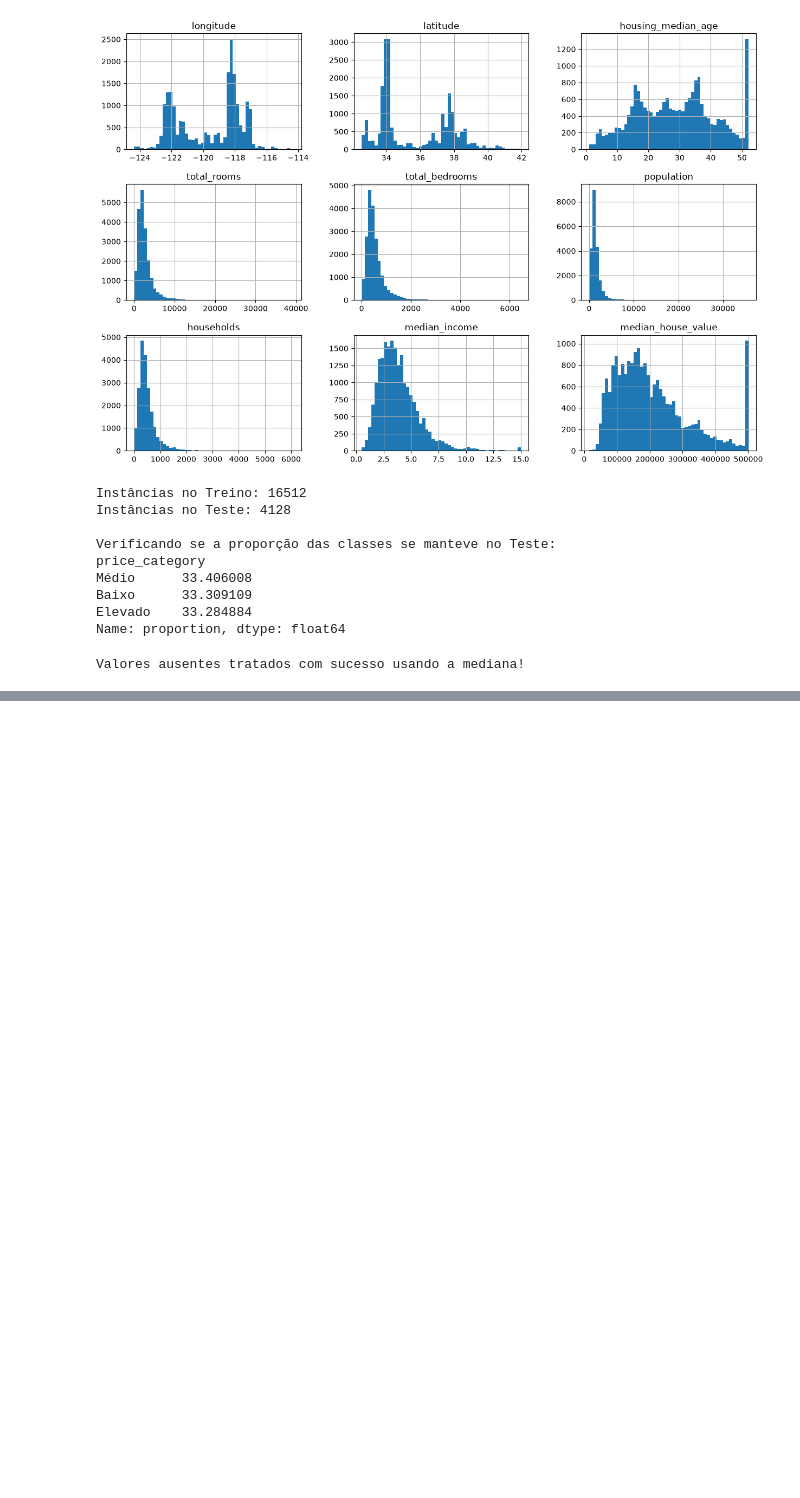
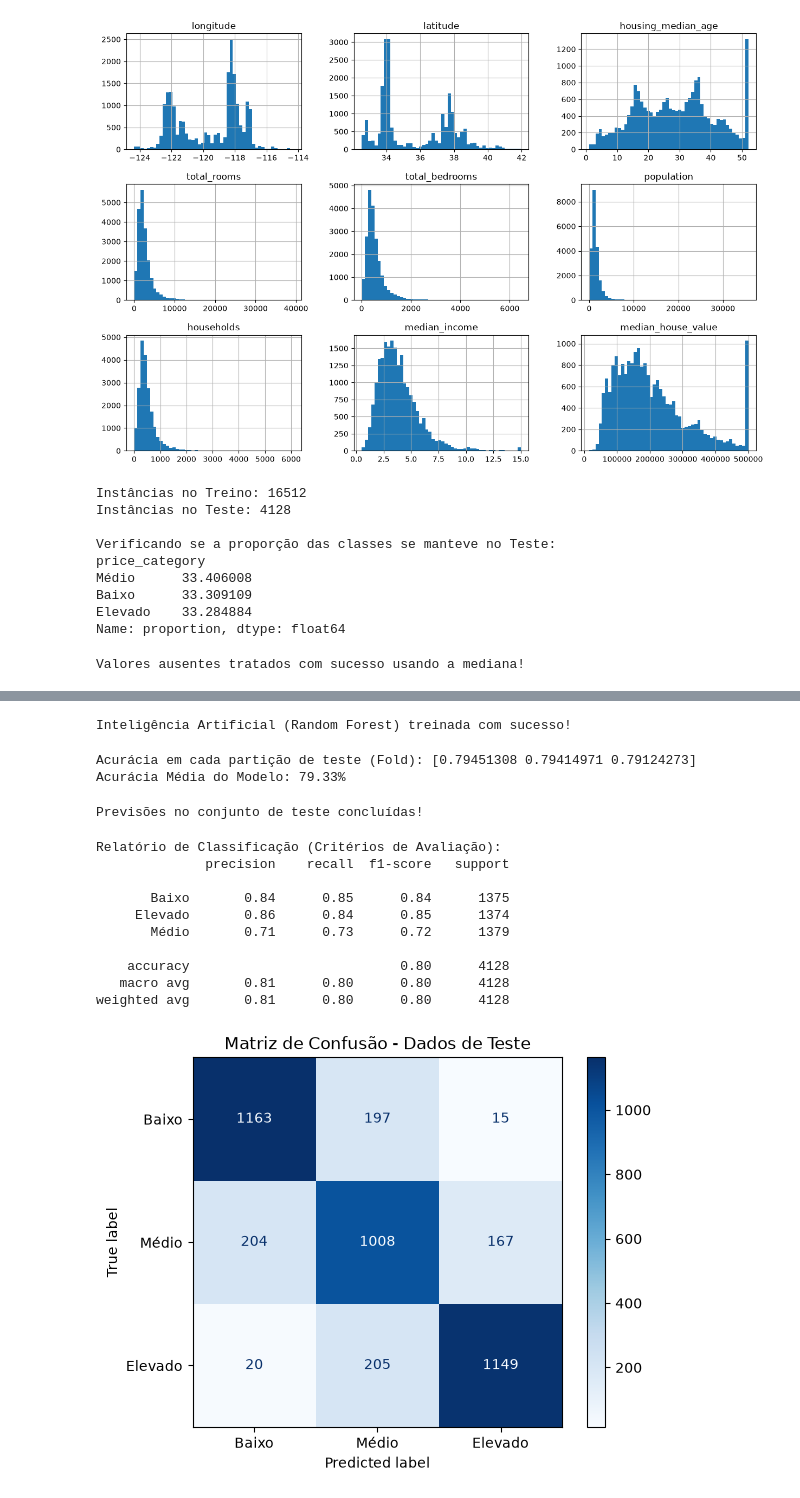
Before and after one commit to ZeRafaSp/IA-Classificacao-Imoveis, a Jupyter notebook: solucao_housing.ipynb, the cells around one changed output, grey strips where cells are left out. Drawn from its saved outputs; the diff is of its cells as text; code cells hidden in the pictures; blank space fills up the shorter version.

```diff
--- a/solucao_housing.ipynb
+++ b/solucao_housing.ipynb
@@ -188,0 +216,61 @@ Valores ausentes tratados com sucesso usando a mediana!
+# %%
+from sklearn.ensemble import RandomForestClassifier
+
+# Instanciando o algoritmo escolhido (Floresta Aleatória) com uma semente fixa para reprodutibilidade
+modelo_rf = RandomForestClassifier(random_state=42)
+
+# Treinando (ajustando) o modelo com os dados de entrada preparados e o rótulo/alvo (y_train)
+modelo_rf.fit(X_train_prepared, y_train)
+
+print("Inteligência Artificial (Random Forest) treinada com sucesso!")
+# %% [output]
+Inteligência Artificial (Random Forest) treinada com sucesso!
+# %%
+from sklearn.model_selection import cross_val_score
+
+# Avaliando a Acurácia usando validação cruzada K-Fold (3 partes/folds)
+scores = cross_val_score(modelo_rf, X_train_prepared, y_train, cv=3, scoring="accuracy")
+
+print("Acurácia em cada partição de teste (Fold):", scores)
+print(f"Acurácia Média do Modelo: {scores.mean() * 100:.2f}%")
+# %% [output]
+Acurácia em cada partição de teste (Fold): [0.79451308 0.79414971 0.79124273]
+Acurácia Média do Modelo: 79.33%
+# %%
+# 1. Passando os dados de teste pelo pipeline de limpeza e formatação
+X_test_prepared = full_pipeline.transform(X_test)
+
+# 2. Fazendo as previsões com a IA já treinada
+previsoes_finais = modelo_rf.predict(X_test_prepared)
+
+print("Previsões no conjunto de teste concluídas!")
+# %% [output]
+Previsões no conjunto de teste concluídas!
+# %%
+from sklearn.metrics import classification_report, confusion_matrix, ConfusionMatrixDisplay
+import matplotlib.pyplot as plt
+
+# Gera o relatório de métricas detalhadas
+print("Relatório de Classificação (Critérios de Avaliação):")
+print(classification_report(y_test, previsoes_finais))
+
+# Plota a Matriz de Confusão
+ordem_classes = ["Baixo", "Médio", "Elevado"]
+cm = confusion_matrix(y_test, previsoes_finais, labels=ordem_classes)
+
+disp = ConfusionMatrixDisplay(confusion_matrix=cm, display_labels=ordem_classes)
+disp.plot(cmap="Blues", values_format="d")
+plt.title("Matriz de Confusão - Dados de Teste")
+plt.show()
+# %% [output]
+Relatório de Classificação (Critérios de Avaliação):
+              precision    recall  f1-score   support
+
+       Baixo       0.84      0.85      0.84      1375
+     Elevado       0.86      0.84      0.85      1374
+       Médio       0.71      0.73      0.72      1379
+
+    accuracy                           0.80      4128
+   macro avg       0.81      0.80      0.80      4128
+weighted avg       0.81      0.80      0.80      4128
+[figure, added]
```
Also changed, not shown: parts of 1 cell of this notebook, 1 other file.
